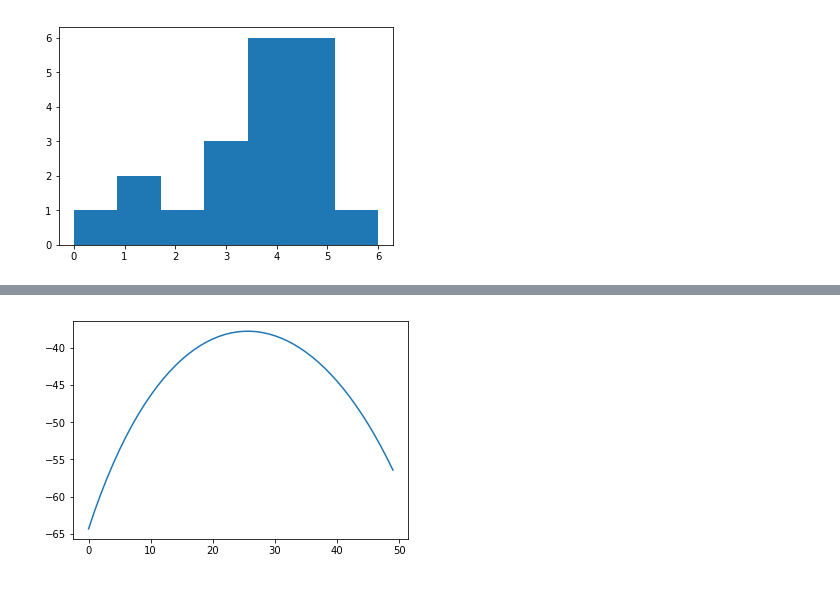
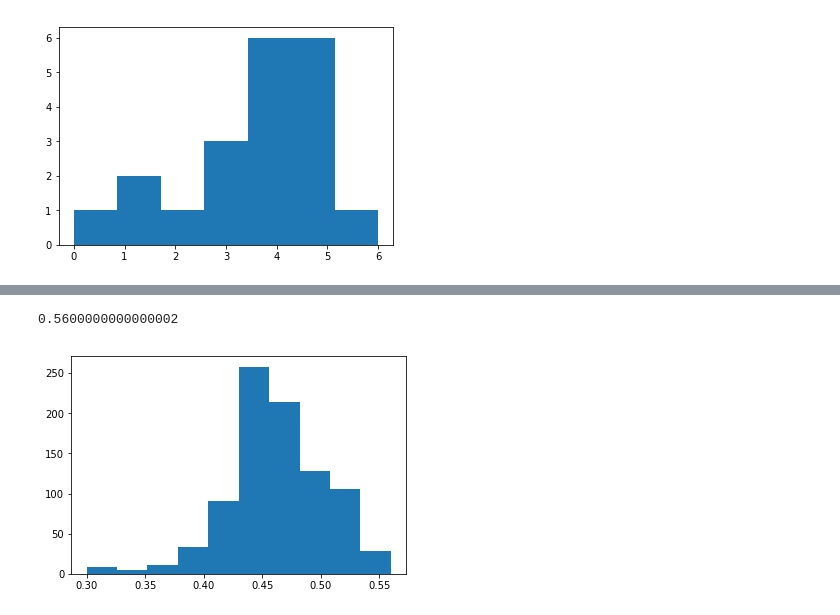
Before and after one commit to tsato-code/python_script, a Jupyter notebook: kubo8.ipynb, the cells around one changed output, grey strips where cells are left out. Saved outputs shown, nothing was run; the diff lists cells and outputs as text; code cells hidden in the pictures.

```diff
--- a/kubo8.ipynb
+++ b/kubo8.ipynb
@@ -16,0 +27,14 @@ z = sum([y * np.log(x) for y in Y]) + sum([(8-y)*np.log(1-x) for y in Y]) + sum(
+# %%
+# ふらふら最尤推定
+def furafura(f, x):
+    x0 = x
+    seq = []
+    for _ in range(100):
+        x1 = x0 + 0.01 if np.random.rand() < 0.5 else x0 - 0.01
+        if f(x0) < f(x1):
+            x0 = x1
+            seq.append(x0)
+    return seq
+
+seq = furafura(logL, 0.1)
+print(seq[-1])
@@ -16,0 +43,6 @@ z = sum([y * np.log(x) for y in Y]) + sum([(8-y)*np.log(1-x) for y in Y]) + sum(
+# %%
+# scipy の optimize 関数を利用
+# なぜか warning が出る
+from scipy import optimize
+x0 = optimize.fsolve(logL, 0.01)
+print(x0)
@@ -17,5 +52,25 @@ z = sum([y * np.log(x) for y in Y]) + sum([(8-y)*np.log(1-x) for y in Y]) + sum(
+# %%
+# メトロポリス法
+def metro(f, x=0.1):
+    x0 = x
+    seq = []
+    for _ in range(1000):
+        x1 = x0 + 0.01 if np.random.rand() < 0.5 else x0 - 0.01
+        # print(x0, x1, logL(x0), logL(x1), np.exp(logL(x1) - logL(x0)))
+        if f(x0) < f(x1):
+            x0 = x1
+            seq.append(x0)
+        elif np.random.rand() < np.exp(logL(x1) - logL(x0)):
+            x0 = x1
+            seq.append(x0)
+    return seq
+
+seq = metro(logL, 0.3)
+print(seq[-1])
+# %% [output]
+0.5600000000000002
 # %%
-plt.plot(z)
+plt.hist(seq)
 plt.show()
 # %% [output]
-[figure, old version]
+[figure, new version]
```
Also changed, not shown: parts of 5 cells of this notebook.
